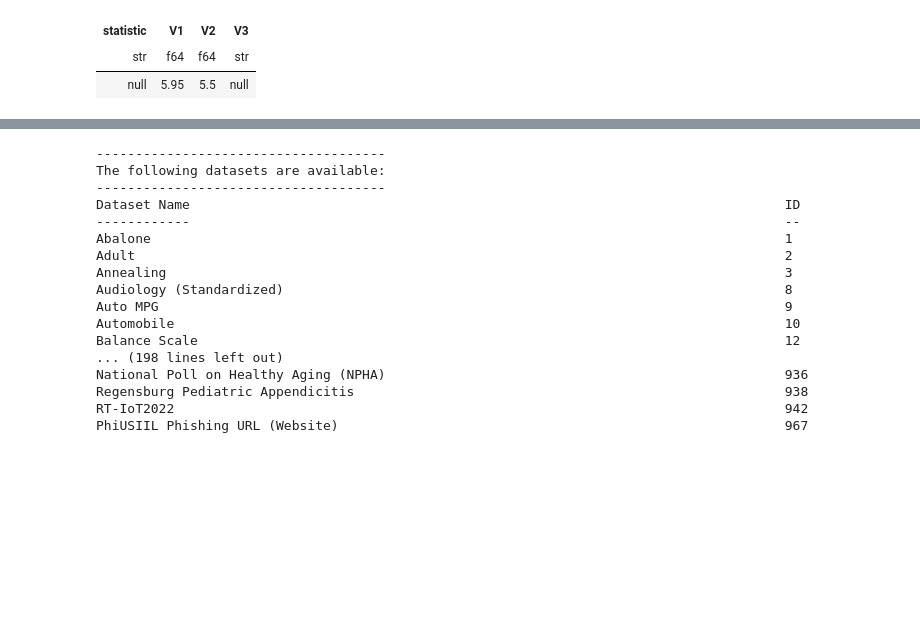
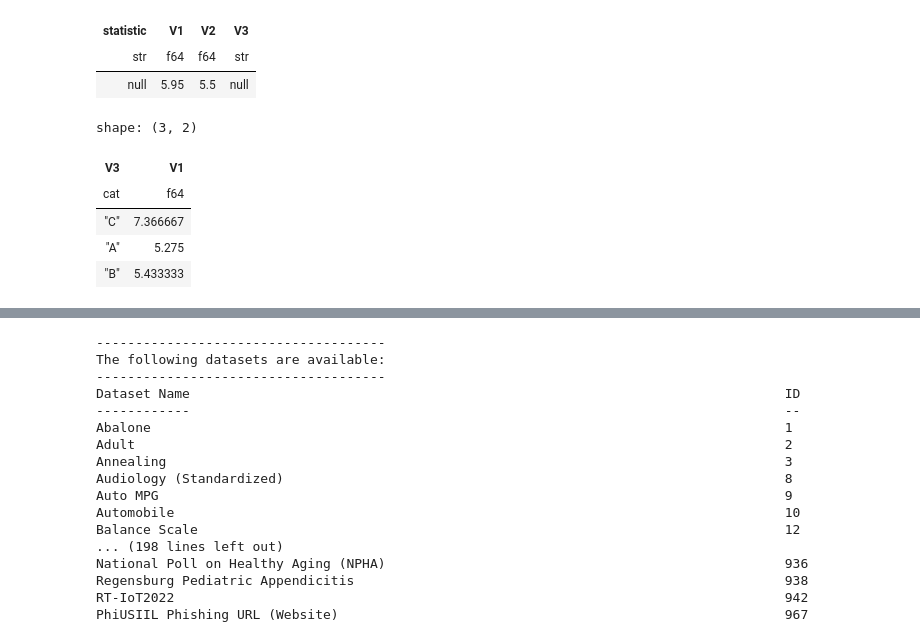
Before and after one commit to carloslesmes/COLAB, a Jupyter notebook: pandasypolars.ipynb, the cells around one changed output, grey strips where cells are left out. Cells and saved outputs as stored; diff of their text form; code cells hidden in the pictures; blank space fills up the shorter version.

```diff
--- a/pandasypolars.ipynb
+++ b/pandasypolars.ipynb
@@ -113,3 +149,12 @@ shape: (1, 4)
 | statistic | V1 | V2 | V3 |
 | str | f64 | f64 | str |
 | null | 5.95 | 5.5 | null |
+# %%
+df.group_by("V3").agg(pl.col("V1").mean())
+# %% [output]
+shape: (3, 2)
+| V3 | V1 |
+| cat | f64 |
+| "C" | 7.366667 |
+| "A" | 5.275 |
+| "B" | 5.433333 |
```
Also changed, not shown: parts of 7 cells of this notebook.
